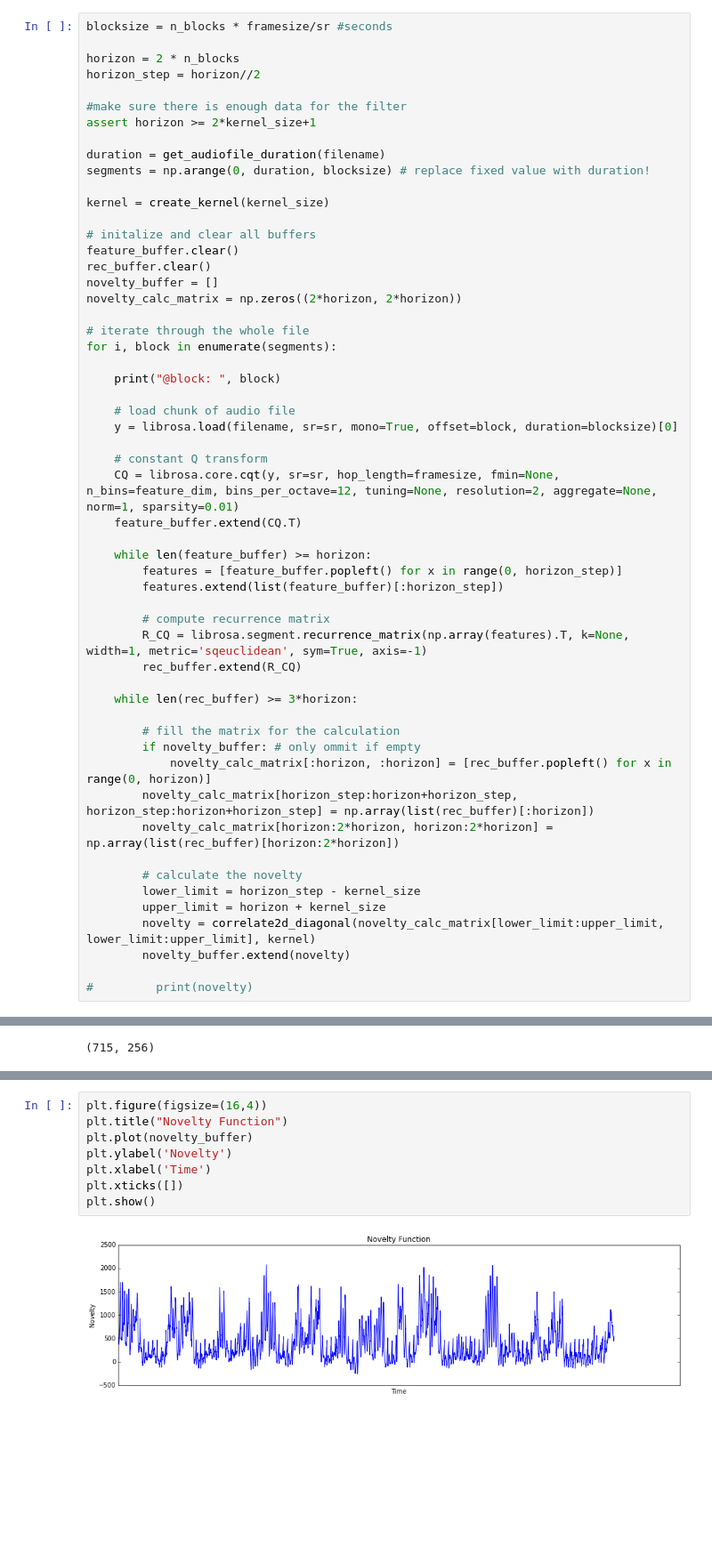
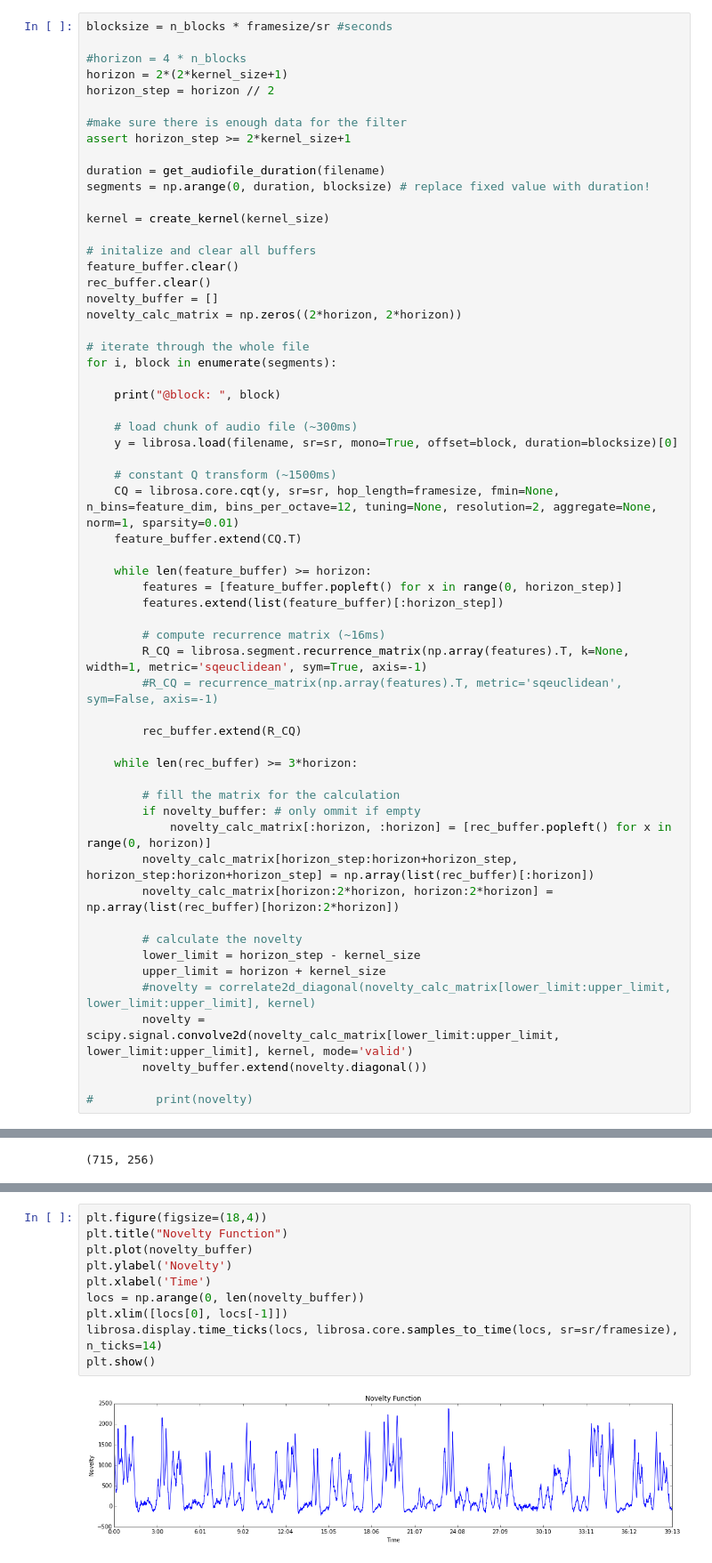
Before and after one commit to hydev/MPA-project, a Jupyter notebook: mixanalyzer.ipynb, the cells around one changed output, grey strips where cells are left out. Shown at 89% size. Cells and saved outputs as stored; diff of their text form; blank space fills up the shorter version.

```diff
--- a/mixanalyzer.ipynb
+++ b/mixanalyzer.ipynb
@@ -125,11 +110,12 @@ def correlate2d_diagonal(matrix, kernel):
 # %%
 blocksize = n_blocks * framesize/sr #seconds
 
-horizon = 2 * n_blocks
-horizon_step = horizon//2
+#horizon = 4 * n_blocks
+horizon = 2*(2*kernel_size+1)
+horizon_step = horizon // 2
 
 #make sure there is enough data for the filter
-assert horizon >= 2*kernel_size+1
+assert horizon_step >= 2*kernel_size+1
 
 duration = get_audiofile_duration(filename)
 segments = np.arange(0, duration, blocksize) # replace fixed value with duration!
@@ -147,10 +133,10 @@ for i, block in enumerate(segments):
 
     print("@block: ", block)
 
-    # load chunk of audio file
+    # load chunk of audio file (~300ms)
     y = librosa.load(filename, sr=sr, mono=True, offset=block, duration=blocksize)[0]
 
-    # constant Q transform
+    # constant Q transform (~1500ms)
     CQ = librosa.core.cqt(y, sr=sr, hop_length=framesize, fmin=None, n_bins=feature_dim, bins_per_octave=12, tuning=None, resolution=2, aggregate=None, norm=1, sparsity=0.01)
     feature_buffer.extend(CQ.T)
 
@@ -158,8 +144,10 @@ for i, block in enumerate(segments):
         features = [feature_buffer.popleft() for x in range(0, horizon_step)]
         features.extend(list(feature_buffer)[:horizon_step])
 
-        # compute recurrence matrix
+        # compute recurrence matrix (~16ms)
         R_CQ = librosa.segment.recurrence_matrix(np.array(features).T, k=None, width=1, metric='sqeuclidean', sym=True, axis=-1)
+        #R_CQ = recurrence_matrix(np.array(features).T, metric='sqeuclidean', sym=False, axis=-1)
+
         rec_buffer.extend(R_CQ)
 
     while len(rec_buffer) >= 3*horizon:
@@ -173,7 +161,8 @@ for i, block in enumerate(segments):
         # calculate the novelty
         lower_limit = horizon_step - kernel_size
         upper_limit = horizon + kernel_size
-        novelty = correlate2d_diagonal(novelty_calc_matrix[lower_limit:upper_limit, lower_limit:upper_limit], kernel)
-        novelty_buffer.extend(novelty)
+        #novelty = correlate2d_diagonal(novelty_calc_matrix[lower_limit:upper_limit, lower_limit:upper_limit], kernel)
+        novelty = scipy.signal.convolve2d(novelty_calc_matrix[lower_limit:upper_limit, lower_limit:upper_limit], kernel, mode='valid')
+        novelty_buffer.extend(novelty.diagonal())
 
 #         print(novelty)
@@ -205,10 +215,12 @@ plt.title('Novelty Calculation Matrix')
 # %%
-plt.figure(figsize=(16,4))
+plt.figure(figsize=(18,4))
 plt.title("Novelty Function")
 plt.plot(novelty_buffer)
 plt.ylabel('Novelty')
 plt.xlabel('Time')
-plt.xticks([])
+locs = np.arange(0, len(novelty_buffer))
+plt.xlim([locs[0], locs[-1]])
+librosa.display.time_ticks(locs, librosa.core.samples_to_time(locs, sr=sr/framesize), n_ticks=14)
 plt.show()
 # %% [output]
-[figure, old version]
+[figure, new version]
```
Also changed, not shown: parts of 7 cells of this notebook, 2 other files.
